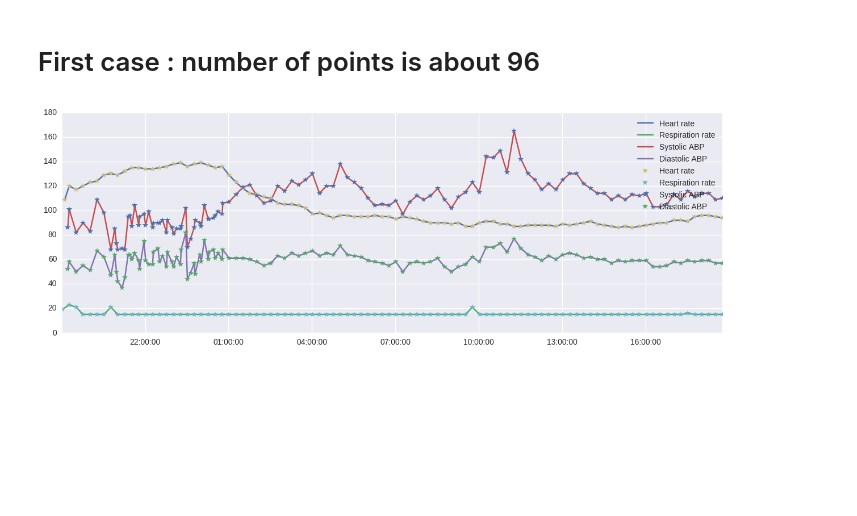
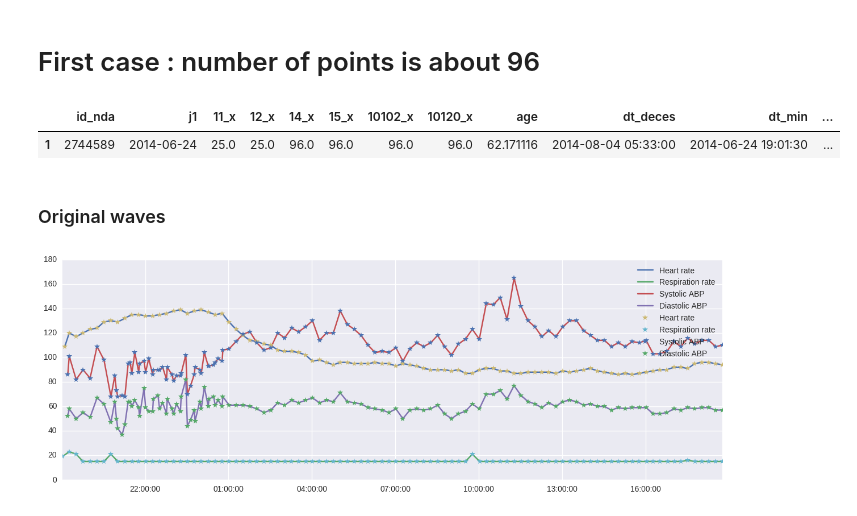
Before and after one commit to catherineverdiergo/IPYNB, a Jupyter notebook: Waves normalization-interpolation.ipynb, the cells around one changed output. Cells and saved outputs as stored; diff of their text form; code cells hidden in the pictures; blank space fills up the shorter version.

```diff
--- a/Waves normalization-interpolation.ipynb
+++ b/Waves normalization-interpolation.ipynb
@@ -256,6 +250,13 @@ def normalize_waves(conn, id_nda, j1, nb_pts):
     return series[0], series[1], series[2], series[3]
 # %% [markdown]
 # First case : number of points is about 96
+# %%
+result[(result['id_nda']=='2744589') & (result['j1']=='2014-06-24')]
+# %% [output]
+|  | id_nda | j1 | 11_x | 12_x | 14_x | 15_x | 10102_x | 10120_x | age | dt_deces | dt_min | ... |
+| 1 | 2744589 | 2014-06-24 | 25.0 | 25.0 | 96.0 | 96.0 | 96.0 | 96.0 | 62.171116 | 2014-08-04 05:33:00 | 2014-06-24 19:01:30 | ... |
+# %% [markdown]
+### Original waves
 # %%
 plot_waves(conn, 2744589, '2014-06-24')
 # %% [output]
```
Also changed, not shown: parts of 8 cells of this notebook.
